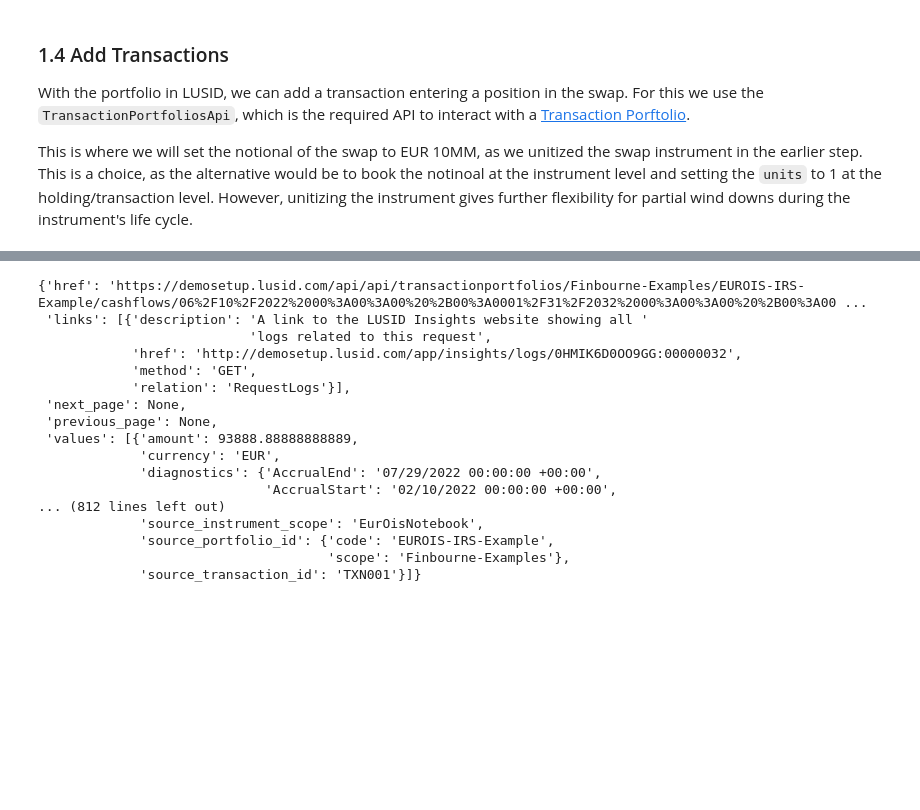
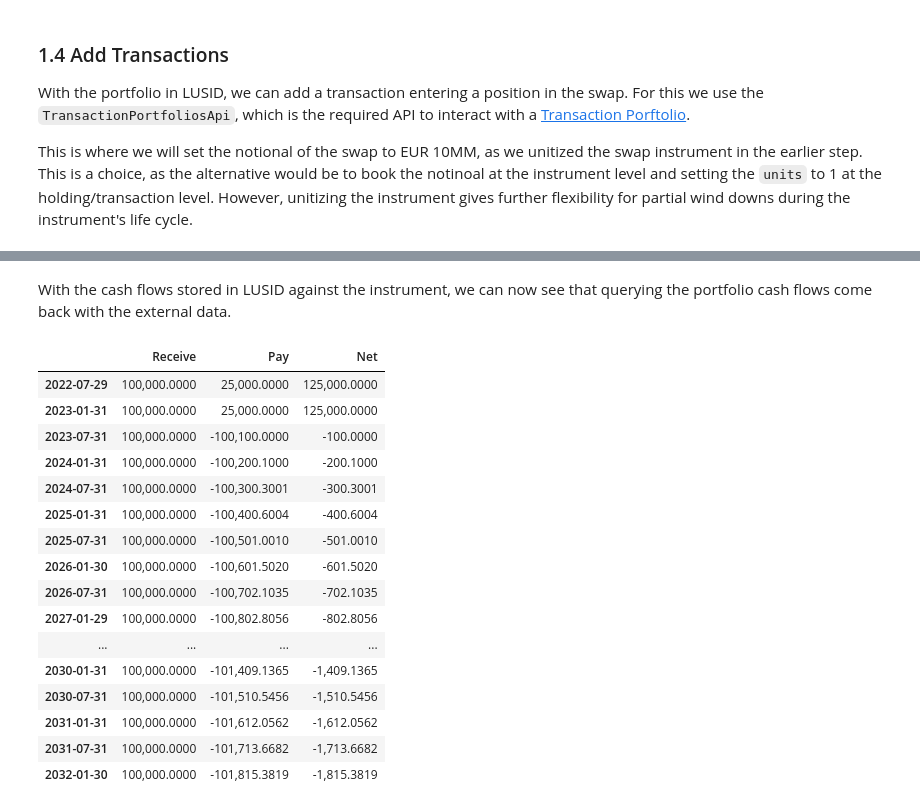
Before and after one commit to fox8090/sample-notebooks, a Jupyter notebook: examples/use-cases/instruments/Interest Rate Swap.ipynb, the cells around one changed output, grey strips where cells are left out. Saved outputs shown, nothing was run; the diff lists cells and outputs as text; code cells hidden in the pictures; blank space fills up the shorter version.

```diff
--- a/examples/use-cases/instruments/Interest Rate Swap.ipynb
+++ b/examples/use-cases/instruments/Interest Rate Swap.ipynb
@@ -648,0 +869,27 @@ payment_diary
+# %%
+# Create new recipe scope for overrides and result data 'ResultDataKeyRule'
+custom_cash_recipe_scope = "CashOverride"
+result_data_rules=[
+            lm.ResultDataKeyRule(
+                result_key_rule_type='ResultDataKeyRule',
+                supplier= "Client",
+                data_scope = document_scope,
+                document_code = document_code,
+                resource_key= "UnitResult/Valuation/Cashflows",
+                document_result_type= "UnitResult/Analytic",
+                quote_interval= "5D"
+                )
+            ]
+
+# Add result_data_rules to configuration recipe and update scope
+configuration_recipe.pricing.result_data_rules = result_data_rules
+configuration_recipe.scope = custom_cash_recipe_scope
+
+# Upsert object under new scope
+response = configuration_recipe_api.upsert_configuration_recipe(
+    upsert_recipe_request=lm.UpsertRecipeRequest(
+        configuration_recipe=configuration_recipe
+    )
+)
+
+print(f"Configuration recipe loaded into LUSID at time {response.value}.")
@@ -649,30 +898,34 @@ payment_diary
+# %% [markdown]
+With the cash flows stored in LUSID against the instrument, we can now see that querying the portfolio cash flows come back with the external data.
 # %%
-portfolio_cash_flows = transaction_portfolios_api.get_portfolio_cash_flows(
+# Request portfolio cash flows
+external_portfolio_cash_flows = transaction_portfolios_api.get_portfolio_cash_flows(
     scope=portfolio_scope,
     code=portfolio_code,
     effective_at=effective_at,
     window_start=effective_at,
     window_end=end_date,
-    recipe_id_scope=market_data_scope,
+    recipe_id_scope=custom_cash_recipe_scope,
     recipe_id_code=recipe_code
 )
 
-portfolio_cash_flows
+cash_flows = format_cash_flows_to_df(external_portfolio_cash_flows)
+display(cash_flows)
 # %% [output]
-{'href': 'https://demosetup.lusid.com/api/api/transactionportfolios/Finbourne-Examples/EUROIS-IRS-Example/cashflows/06%2F10%2F2022%2000%3A00%3A00%20%2B00%3A0001%2F31%2F2032%2000%3A00%3A00%20%2B00%3A00 ...
- 'links': [{'description': 'A link to the LUSID Insights website showing all '
-                           'logs related to this request',
-            'href': 'http://demosetup.lusid.com/app/insights/logs/0HMIK6D0OO9GG:00000032',
-            'method': 'GET',
-            'relation': 'RequestLogs'}],
- 'next_page': None,
- 'previous_page': None,
- 'values': [{'amount': 93888.88888888889,
-             'currency': 'EUR',
-             'diagnostics': {'AccrualEnd': '07/29/2022 00:00:00 +00:00',
-                             'AccrualStart': '02/10/2022 00:00:00 +00:00',
-... (812 lines left out)
-             'source_instrument_scope': 'EurOisNotebook',
-             'source_portfolio_id': {'code': 'EUROIS-IRS-Example',
-                                     'scope': 'Finbourne-Examples'},
-             'source_transaction_id': 'TXN001'}]}
+|  | Receive | Pay | Net |
+| 2022-07-29 | 100,000.0000 | 25,000.0000 | 125,000.0000 |
+| 2023-01-31 | 100,000.0000 | 25,000.0000 | 125,000.0000 |
+| 2023-07-31 | 100,000.0000 | -100,100.0000 | -100.0000 |
+| 2024-01-31 | 100,000.0000 | -100,200.1000 | -200.1000 |
+| 2024-07-31 | 100,000.0000 | -100,300.3001 | -300.3001 |
+| 2025-01-31 | 100,000.0000 | -100,400.6004 | -400.6004 |
+| 2025-07-31 | 100,000.0000 | -100,501.0010 | -501.0010 |
+| 2026-01-30 | 100,000.0000 | -100,601.5020 | -601.5020 |
+| 2026-07-31 | 100,000.0000 | -100,702.1035 | -702.1035 |
+| 2027-01-29 | 100,000.0000 | -100,802.8056 | -802.8056 |
+| ... | ... | ... | ... |
+| 2030-01-31 | 100,000.0000 | -101,409.1365 | -1,409.1365 |
+| 2030-07-31 | 100,000.0000 | -101,510.5456 | -1,510.5456 |
+| 2031-01-31 | 100,000.0000 | -101,612.0562 | -1,612.0562 |
+| 2031-07-31 | 100,000.0000 | -101,713.6682 | -1,713.6682 |
+| 2032-01-30 | 100,000.0000 | -101,815.3819 | -1,815.3819 |
```
Also changed, not shown: parts of 57 cells of this notebook, 1 other file.
